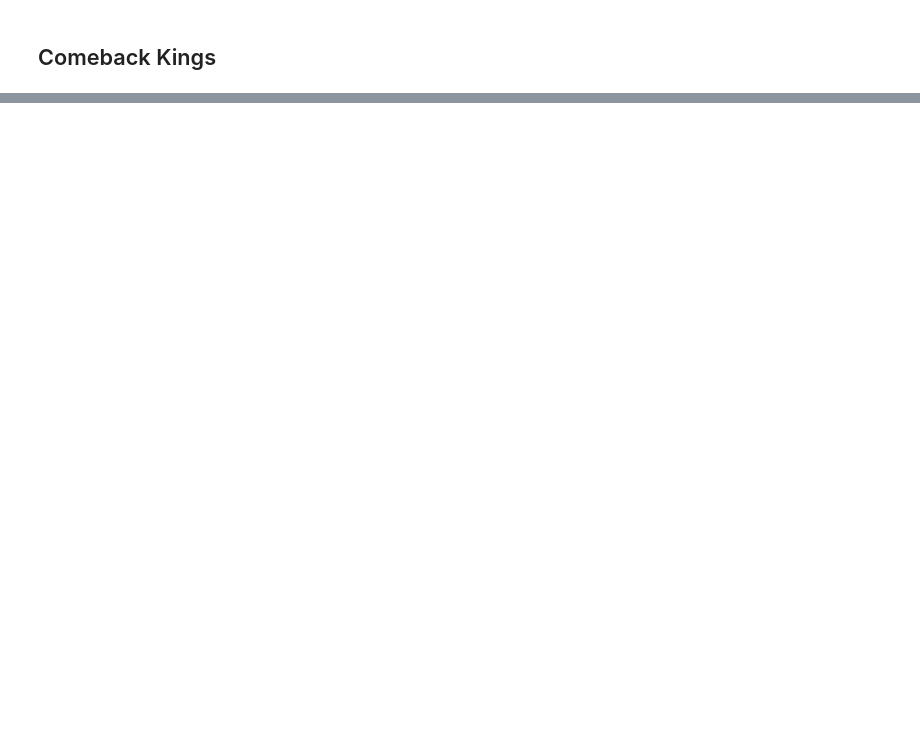
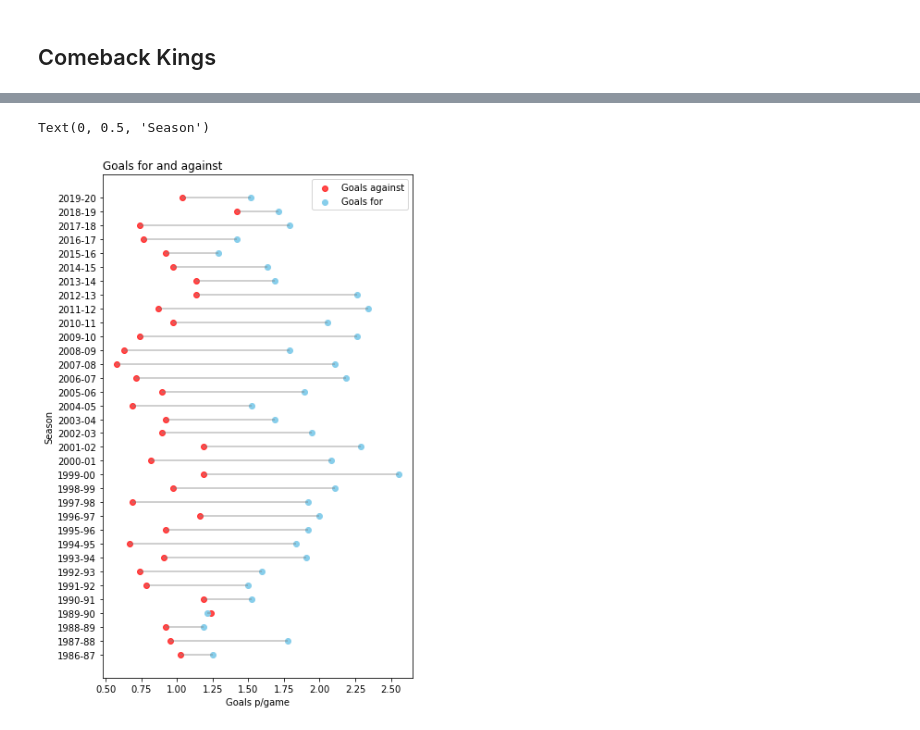
Before and after one commit to bw20/Data_insights, a Jupyter notebook: Football_analysis.ipynb, the cells around one changed output, grey strips where cells are left out. Saved outputs shown, nothing was run; the diff lists cells and outputs as text; code cells hidden in the pictures; blank space fills up the shorter version.

```diff
--- a/Football_analysis.ipynb
+++ b/Football_analysis.ipynb
@@ -416,0 +575,22 @@ plt.show()
+# %%
+df = merge_df('1986-87', '2019-20')
+df = add_columns(df[13:])
+df = find_team_games(df, 'Manchester United').reset_index(drop=True)
+#Now let's add team statistics for Ferguson's United teams
+df = team_stats(df, 'Manchester United')
+df = df.groupby(['Season'], as_index = False).agg({'Team goals': 'mean', 'Goals against': 'mean'})
+season = df['Season']
+
+plt.figure(figsize = (6,10))
+plt.hlines(y = season, xmin = df['Goals against'], xmax = df['Team goals'], color='grey', alpha=0.5)
+plt.scatter(df['Goals against'], season, color = 'red', alpha = 0.7, label = 'Goals against')
+plt.scatter(df['Team goals'], season, color = 'skyblue', alpha = 1, label = 'Goals for')
+plt.legend()
+
+plt.yticks(season, df['Season'])
+plt.title('Goals for and against', loc = 'left')
+plt.xlabel('Goals p/game')
+plt.ylabel('Season')
+# %% [output]
+Text(0, 0.5, 'Season')
+[figure, added]
```
Also changed, not shown: parts of 12 cells of this notebook.
